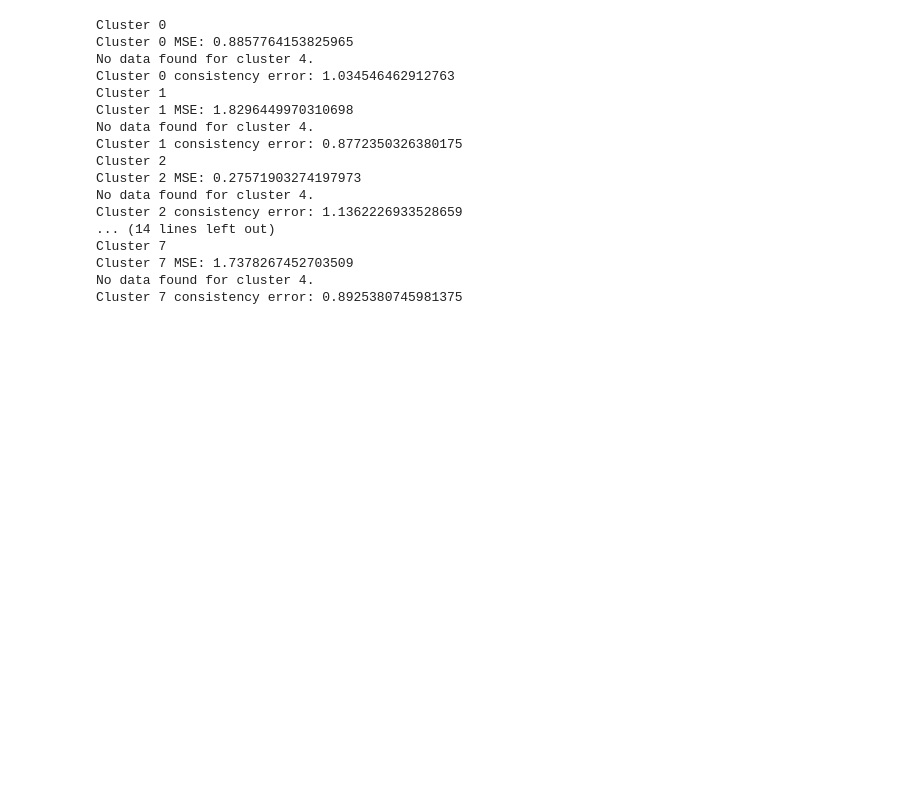
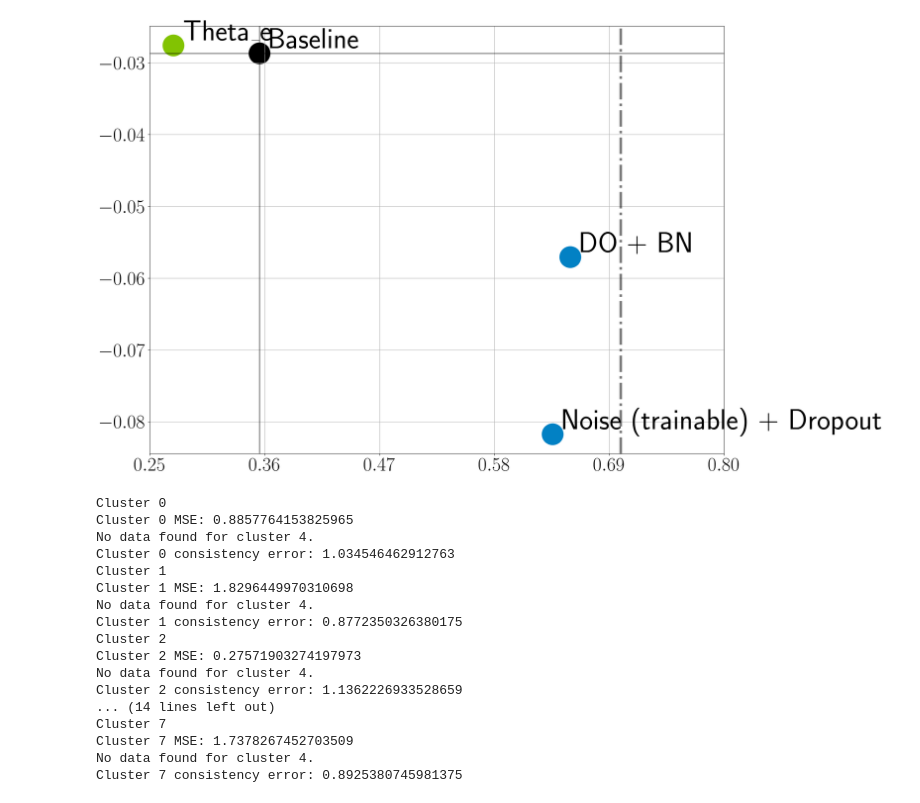
Before and after one commit to fquaren/AdaptationSandbox, a Jupyter notebook: notebooks/plot_pareto.ipynb, the cells around one changed output. Cells and saved outputs as stored; diff of their text form; code cells hidden in the pictures; blank space fills up the shorter version.

```diff
--- a/notebooks/plot_pareto.ipynb
+++ b/notebooks/plot_pareto.ipynb
@@ -176,3 +127,82 @@ plt.tight_layout()
+# %%
+mean_linear_loss = []
+mean_quadratic_loss = []
+mean_cubic_loss = []
+for i in range(12):
+    try:
+        data = np.load(f"/Users/fquareng/experiments/new_dataset_12/UNet_experiments_12/linear/cluster_{i}/evaluation/cluster_{i}_test_losses.npy")
+        mean_linear_loss.append(np.mean(data))
+        data = np.load(f"/Users/fquareng/experiments/new_dataset_12/UNet_experiments_12/quadratic/cluster_{i}/evaluation/cluster_{i}_test_losses.npy")
+        mean_quadratic_loss.append(np.mean(data))
+        data = np.load(f"/Users/fquareng/experiments/new_dataset_12/UNet_experiments_12/cubic/cluster_{i}/evaluation/cluster_{i}_test_losses.npy")
+        mean_cubic_loss.append(np.mean(data))
+    except:
+        print(f"File not found for cluster {i}")
+linear_mse = np.mean(mean_linear_loss)
+quadratic_mse = np.mean(mean_quadratic_loss)
+cubic_mse = np.mean(mean_cubic_loss)
+# %%
+# Plotting
+import matplotlib.patches as patches
+plt.rcParams['text.usetex'] = True
+f = 56
+
+# Plot setup
+fig, ax = plt.subplots(figsize=(20, 15))
+
+green = "#82C302"
+orange = "#C34301"
+yellow = "#C3A403"
+red =  "#C4001F"
+blue = "#0281C4"
+
+# Set different colors for each point
+c = ['k' if i == 0 else green if i == 2 else blue for i in range(len(mean_diagonal_list))]
+
+# Add vertical and horizontal reference lines
+ax.axvline(mean_diagonal_list[0], color='k', linestyle='-', linewidth=2, alpha=0.5)
+ax.axhline(consistency_list[0], color='k', linestyle='-', linewidth=2, alpha=0.5)
+
+# Color region of the plot correctly
+# rect_1 = patches.Rectangle((0, 0), mean_diagonal_list[2], consistency_list[2], color=green, alpha=.5)
+# rect_2 = patches.Rectangle((mean_diagonal_list[2], 0), 1, consistency_list[2], color=yellow, alpha=0.5)
+# rect_3 = patches.Rectangle((mean_diagonal_list[2], consistency_list[2]), 1, 1, color=red, alpha=.5)
+# rect_4 = patches.Rectangle((0, consistency_list[2]), mean_diagonal_list[2], 1, color=yellow, alpha=0.5)
+# ax.add_patch(rect_1)
+# ax.add_patch(rect_2)
+# ax.add_patch(rect_3)
+# ax.add_patch(rect_4)
+
+# Add vertical lines for different MSE values
+ax.axvline(linear_mse, color='black', linestyle='-.', linewidth=5, alpha=0.5, label='Interpolation')
+# ax.axvline(quadratic_mse, color='black', linestyle='-', linewidth=5, alpha=0.5, label='Quadratic')
+# ax.axvline(cubic_mse, color='black', linestyle=':', linewidth=5, alpha=0.5, label='Cubic')
+
+# Scatter plot
+ax.scatter(mean_diagonal_list, consistency_list, color=c, s=500, alpha=1, marker='o', linewidth=20)
+# ax.scatter(mean_diagonal_list, consistency_list, color=c, s=50, alpha=1)
+
+# Labels and grid
+# ax.set_title('Pareto plot', fontsize=f)
+# ax.set_xlabel('MSE Unseen (K)', fontsize=f, color='grey')
+# ax.set_ylabel('C (K)', fontsize=f, color='grey')
+ax.grid(True)
+ax.set_xticks(np.linspace(0.25, 0.8, 6))
+#ax.set_yticks(np.linspace(0, 0.008, 6))
+plt.xticks(fontsize=f/1.5, c='k')
+plt.yticks(fontsize=f/1.5, c='k')
+ax.set_xlim(0.25, 0.8)
+# ax.set_ylim(0, 0.008)
+# ax.legend(loc="upper right", fontsize=f/1.5, frameon=True, handlelength=2.5, handleheight=0.5, labelspacing=0.4)
+
+# Add labels for each point
+for i, txt in enumerate(labels):
+    ax.annotate(txt, (mean_diagonal_list[i], consistency_list[i]), fontsize=f,
+                textcoords="offset points", xytext=(20, 10), ha='left')
+
+fig.patch.set_alpha(0)
+# %% [output]
+[figure, added]
 # %%
 n_clusters = 8  # Total clusters
 base_path = "/Users/fquareng/experiments/"
```
Also changed, not shown: parts of 4 cells of this notebook, 2 other files.
